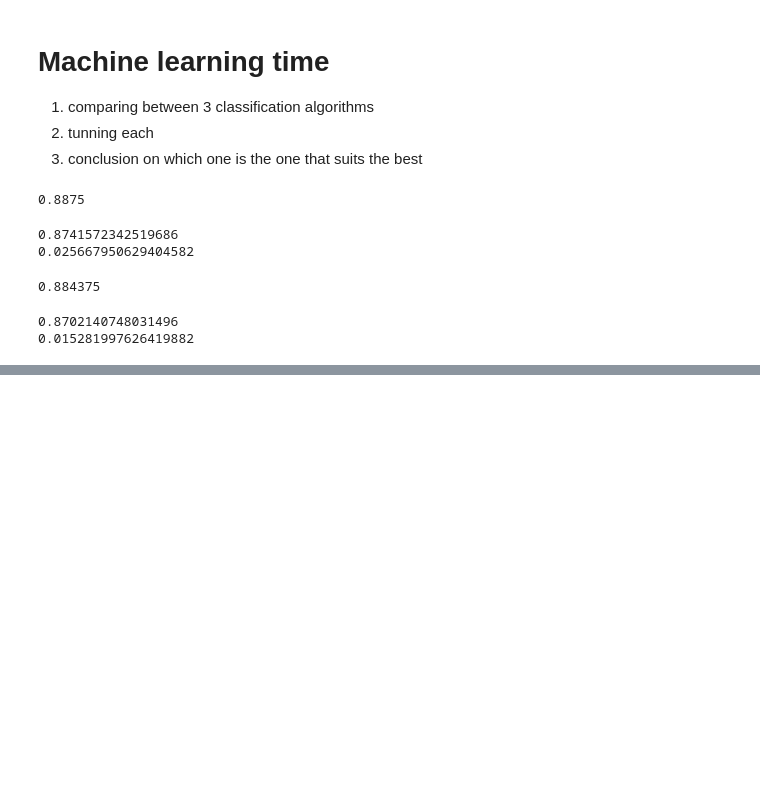
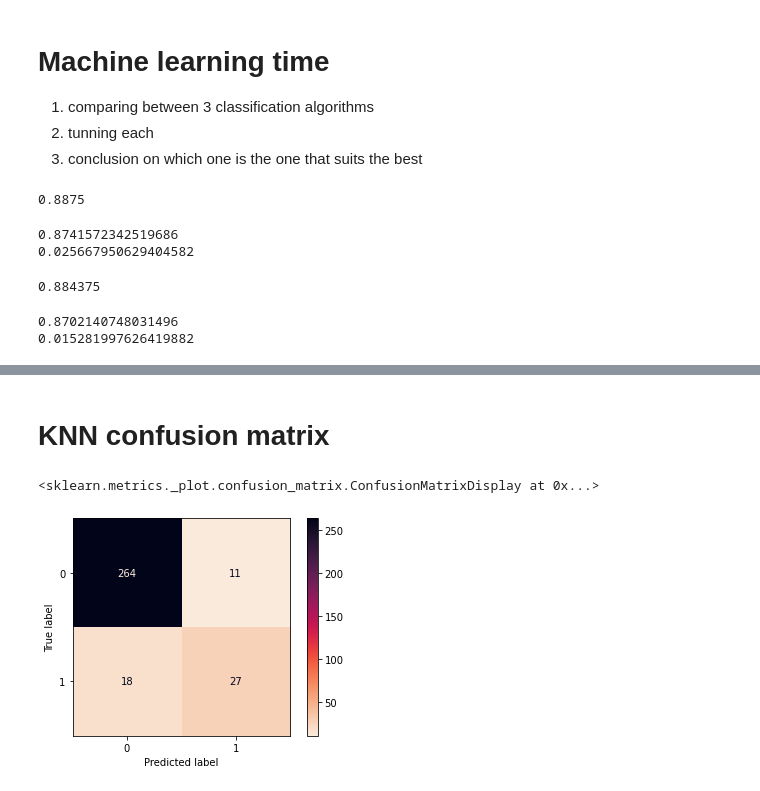
Before and after one commit to EitanKats/data-science-project-sem-a, a Jupyter notebook: Classification.ipynb, the cells around one changed output, grey strips where cells are left out. Drawn from its saved outputs; the diff is of its cells as text; code cells hidden in the pictures; blank space fills up the shorter version.

```diff
--- a/Classification.ipynb
+++ b/Classification.ipynb
@@ -295,0 +304,20 @@ grid_search.best_score_
+# %%
+
+knn_param_grid = [
+
+    {
+     'n_neighbors': [5,7,11,13,17,19,21],
+     'weights':['uniform','distance'],
+     'metric': ['euclidean','manhattan','minkowski'],
+    }
+
+]
+
+grid_search_knn = GridSearchCV(
+    KNeighborsClassifier(),
+    knn_param_grid,
+    cv=5,
+    scoring='accuracy',
+    return_train_score=True,
+)
+grid_search_knn.fit(x_train,y_train)
@@ -316 +370,8 @@ plot_confusion_matrix(final_model,x_test,y_test,cmap='rocket_r')
+# %% [markdown]
+# KNN confusion matrix
+# %%
+plot_confusion_matrix(grid_search_knn.best_estimator_,x_test,y_test,cmap='rocket_r')
+# %% [output]
+<sklearn.metrics._plot.confusion_matrix.ConfusionMatrixDisplay at 0x...>
+[figure, added]
 # %%
```
Also changed, not shown: parts of 20 cells of this notebook.
